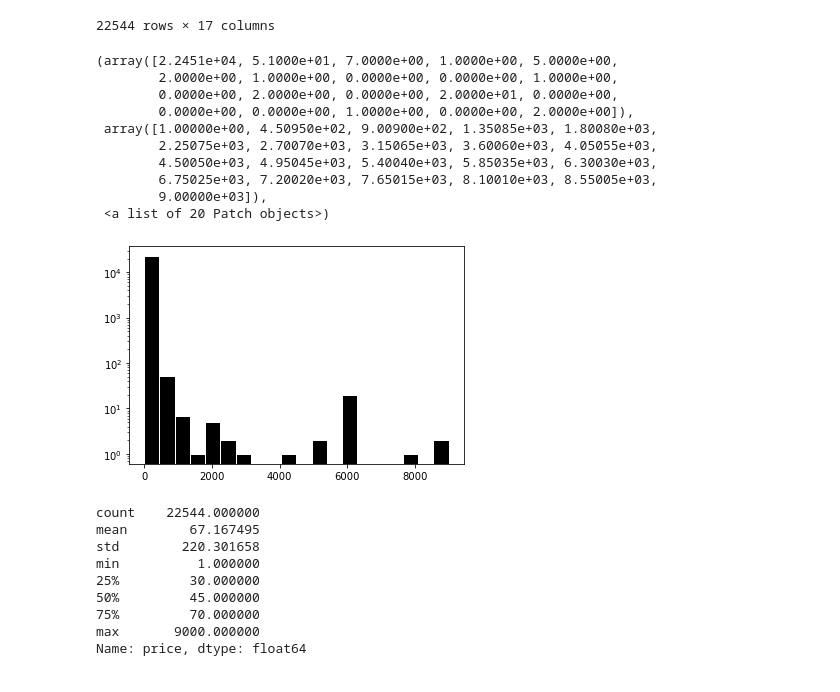
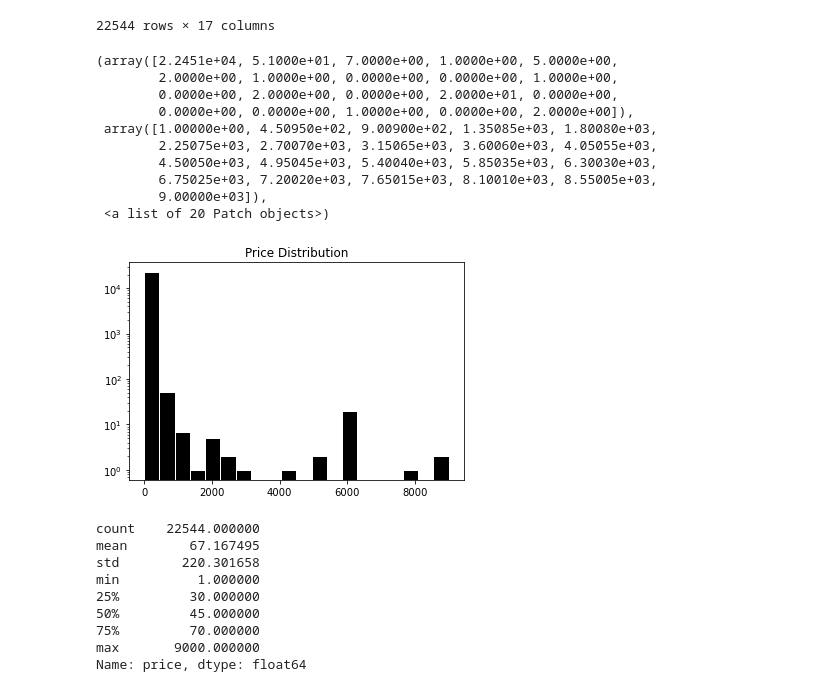
Before and after one commit to JacobUkokobili/Airbnb-Analytics-Berlin, a Jupyter notebook: notebooks/insights.ipynb, the cells around one changed output. Drawn from its saved outputs; the diff is of its cells as text; code cells hidden in the pictures.

```diff
--- a/notebooks/insights.ipynb
+++ b/notebooks/insights.ipynb
@@ -25,19 +25,20 @@ listings
 22544 rows × 17 columns
 # %%
 pricedata = listings['price']
+plt.title("Price Distribution")
 plt.hist(pricedata, color="black", bins=20, log=0.01, edgecolor="white")
 # %% [output]
 (array([2.2451e+04, 5.1000e+01, 7.0000e+00, 1.0000e+00, 5.0000e+00,
         2.0000e+00, 1.0000e+00, 0.0000e+00, 0.0000e+00, 1.0000e+00,
         0.0000e+00, 2.0000e+00, 0.0000e+00, 2.0000e+01, 0.0000e+00,
         0.0000e+00, 0.0000e+00, 1.0000e+00, 0.0000e+00, 2.0000e+00]),
  array([1.00000e+00, 4.50950e+02, 9.00900e+02, 1.35085e+03, 1.80080e+03,
         2.25075e+03, 2.70070e+03, 3.15065e+03, 3.60060e+03, 4.05055e+03,
         4.50050e+03, 4.95045e+03, 5.40040e+03, 5.85035e+03, 6.30030e+03,
         6.75025e+03, 7.20020e+03, 7.65015e+03, 8.10010e+03, 8.55005e+03,
         9.00000e+03]),
  <a list of 20 Patch objects>)
-[figure, old version]
+[figure, new version]
 # %%
 pricedata.describe()
 # %% [output]
```
Also changed, not shown: parts of 13 cells of this notebook.
